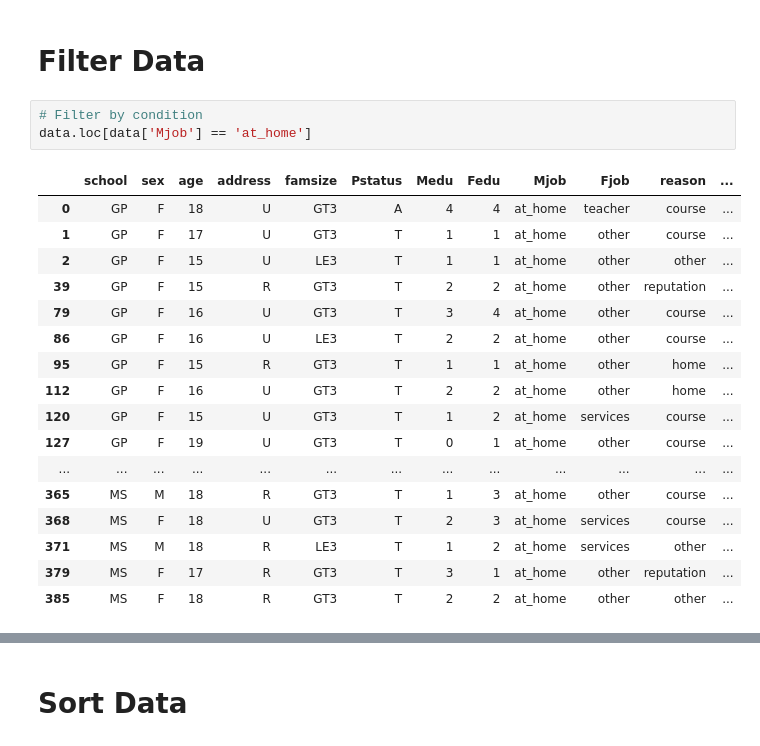
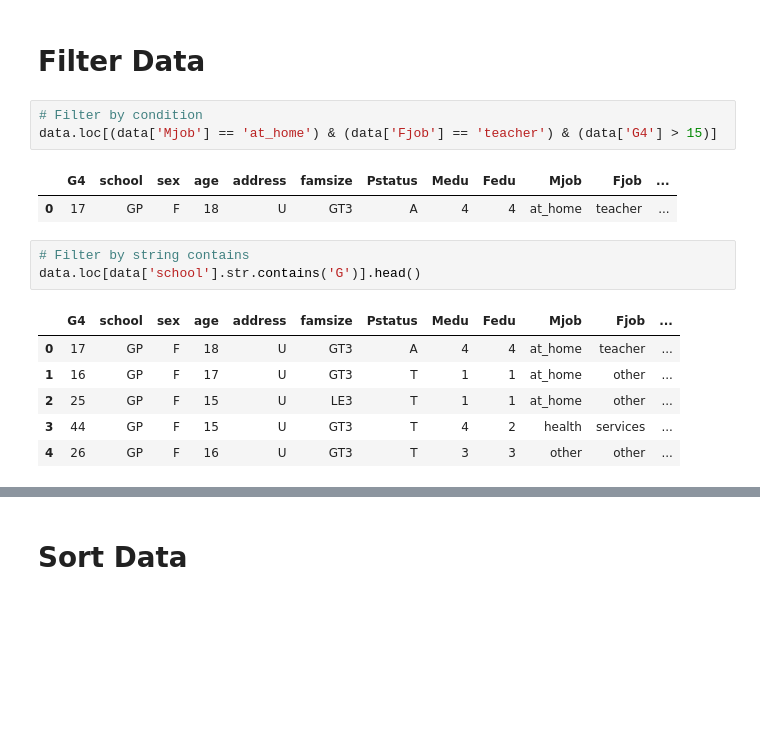
Before and after one commit to id-shiv/knowledge_base, a Jupyter notebook: [Project_401]_Data_Handling_with_Pandas.ipynb, the cells around one changed output, grey strips where cells are left out. Saved outputs shown, nothing was run; the diff lists cells and outputs as text; blank space fills up the shorter version.

```diff
--- a/[Project_401]_Data_Handling_with_Pandas.ipynb
+++ b/[Project_401]_Data_Handling_with_Pandas.ipynb
@@ -102,22 +89,17 @@ for index, row in data.iterrows():
 # Filter Data
 # %%
 # Filter by condition
-data.loc[data['Mjob'] == 'at_home']
+data.loc[(data['Mjob'] == 'at_home') & (data['Fjob'] == 'teacher') & (data['G4'] > 15)]
 # %% [output]
-|  | school | sex | age | address | famsize | Pstatus | Medu | Fedu | Mjob | Fjob | reason | ... |
-| 0 | GP | F | 18 | U | GT3 | A | 4 | 4 | at_home | teacher | course | ... |
-| 1 | GP | F | 17 | U | GT3 | T | 1 | 1 | at_home | other | course | ... |
-| 2 | GP | F | 15 | U | LE3 | T | 1 | 1 | at_home | other | other | ... |
-| 39 | GP | F | 15 | R | GT3 | T | 2 | 2 | at_home | other | reputation | ... |
-| 79 | GP | F | 16 | U | GT3 | T | 3 | 4 | at_home | other | course | ... |
-| 86 | GP | F | 16 | U | LE3 | T | 2 | 2 | at_home | other | course | ... |
-| 95 | GP | F | 15 | R | GT3 | T | 1 | 1 | at_home | other | home | ... |
-| 112 | GP | F | 16 | U | GT3 | T | 2 | 2 | at_home | other | home | ... |
-| 120 | GP | F | 15 | U | GT3 | T | 1 | 2 | at_home | services | course | ... |
-| 127 | GP | F | 19 | U | GT3 | T | 0 | 1 | at_home | other | course | ... |
-| ... | ... | ... | ... | ... | ... | ... | ... | ... | ... | ... | ... | ... |
-| 365 | MS | M | 18 | R | GT3 | T | 1 | 3 | at_home | other | course | ... |
-| 368 | MS | F | 18 | U | GT3 | T | 2 | 3 | at_home | services | course | ... |
-| 371 | MS | M | 18 | R | LE3 | T | 1 | 2 | at_home | services | other | ... |
-| 379 | MS | F | 17 | R | GT3 | T | 3 | 1 | at_home | other | reputation | ... |
-| 385 | MS | F | 18 | R | GT3 | T | 2 | 2 | at_home | other | other | ... |
+|  | G4 | school | sex | age | address | famsize | Pstatus | Medu | Fedu | Mjob | Fjob | ... |
+| 0 | 17 | GP | F | 18 | U | GT3 | A | 4 | 4 | at_home | teacher | ... |
+# %%
+# Filter by string contains
+data.loc[data['school'].str.contains('G')].head()
+# %% [output]
+|  | G4 | school | sex | age | address | famsize | Pstatus | Medu | Fedu | Mjob | Fjob | ... |
+| 0 | 17 | GP | F | 18 | U | GT3 | A | 4 | 4 | at_home | teacher | ... |
+| 1 | 16 | GP | F | 17 | U | GT3 | T | 1 | 1 | at_home | other | ... |
+| 2 | 25 | GP | F | 15 | U | LE3 | T | 1 | 1 | at_home | other | ... |
+| 3 | 44 | GP | F | 15 | U | GT3 | T | 4 | 2 | health | services | ... |
+| 4 | 26 | GP | F | 16 | U | GT3 | T | 3 | 3 | other | other | ... |
```
Also changed, not shown: parts of 12 cells of this notebook.
